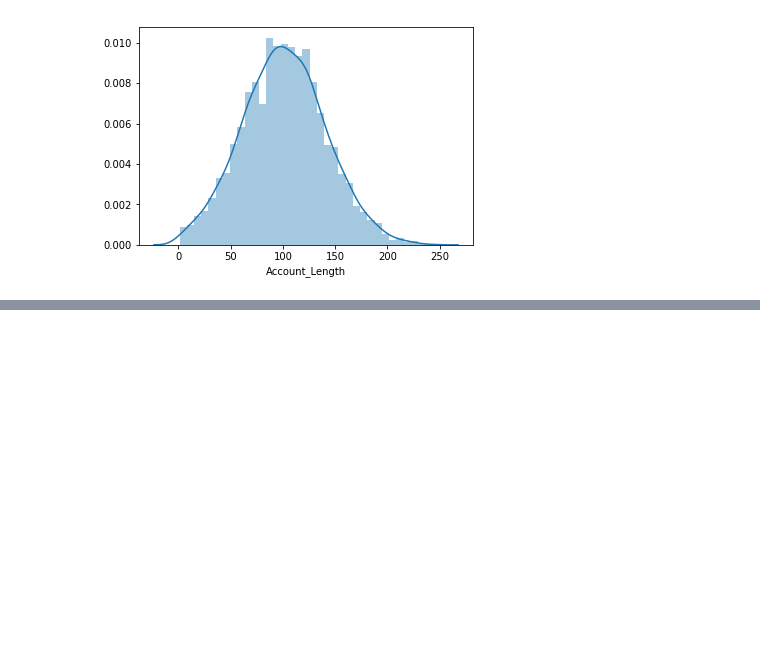
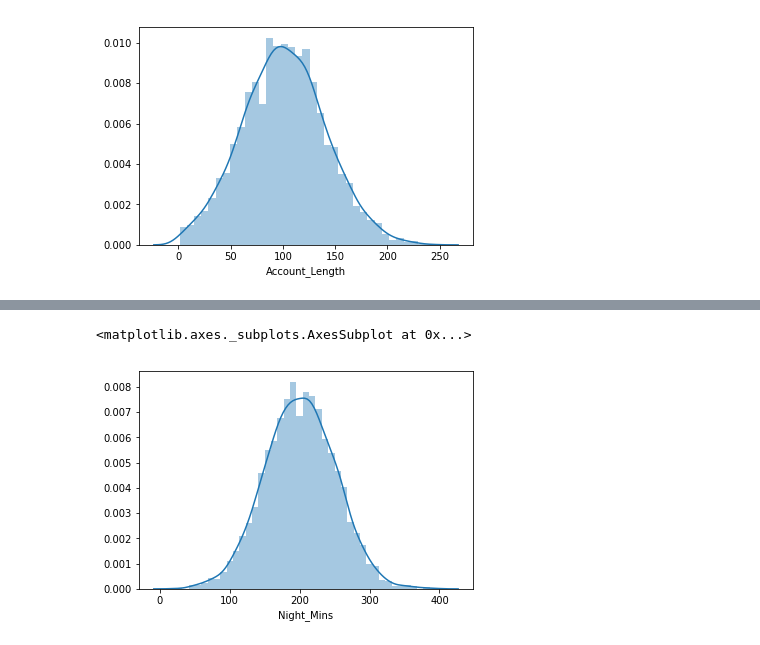
Before and after one commit to MarcelaMonteiroMontenegroGallo/Python, a Jupyter notebook: Predicting_Customer_Churn.ipynb, the cells around one changed output, grey strips where cells are left out. Drawn from its saved outputs; the diff is of its cells as text; code cells hidden in the pictures; blank space fills up the shorter version.

```diff
--- a/Predicting_Customer_Churn.ipynb
+++ b/Predicting_Customer_Churn.ipynb
@@ -97,0 +108,5 @@ sns.distplot(telco['Account_Length'])
+# %%
+sns.distplot(telco['Night_Mins'])
+# %% [output]
+<matplotlib.axes._subplots.AxesSubplot at 0x...>
+[figure, added]
```
Also changed, not shown: parts of 4 cells of this notebook.
